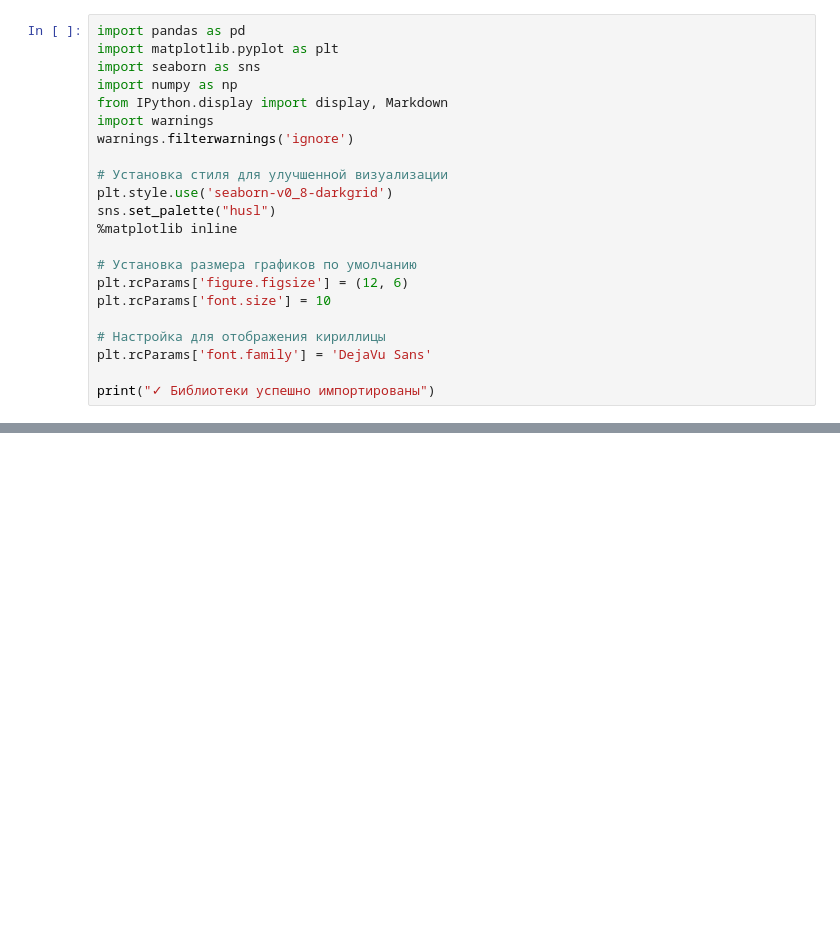
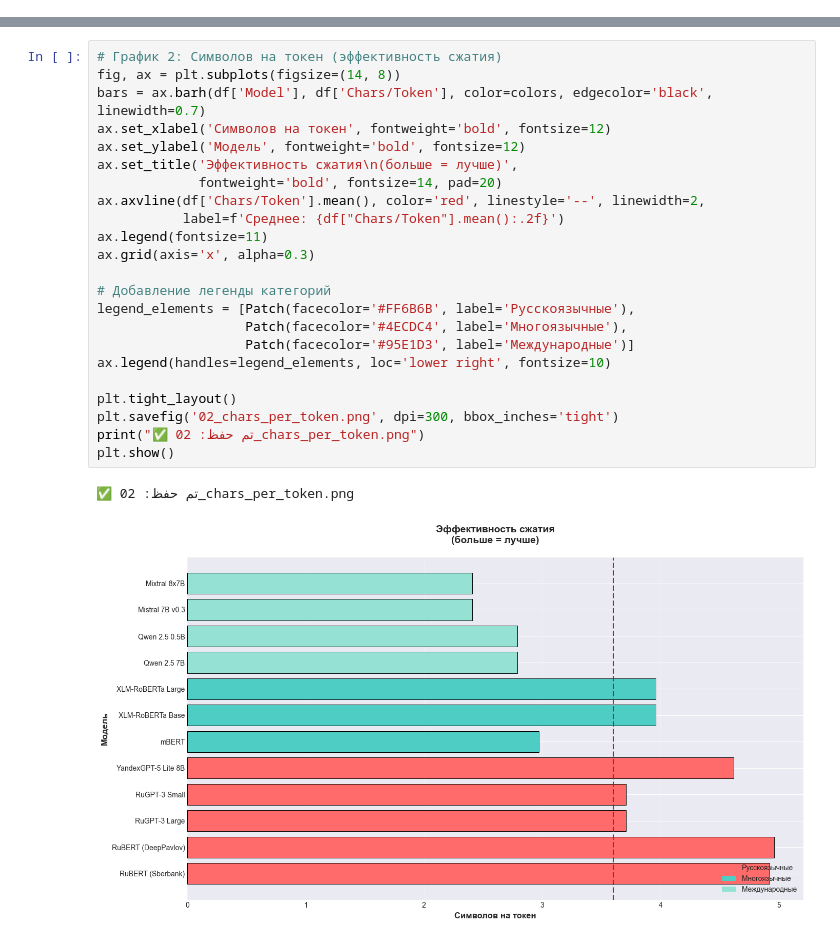
Before and after one commit to minaNabil96/LLMs_Analysis, a Jupyter notebook: analysis.ipynb, the cells around one changed output, grey strips where cells are left out. Drawn from its saved outputs; the diff is of its cells as text; blank space fills up the shorter version.

```diff
--- a/analysis.ipynb
+++ b/analysis.ipynb
@@ -10,22 +0,0 @@
-# %%
-import pandas as pd
-import matplotlib.pyplot as plt
-import seaborn as sns
-import numpy as np
-from IPython.display import display, Markdown
-import warnings
-warnings.filterwarnings('ignore')
-
-# Установка стиля для улучшенной визуализации
-plt.style.use('seaborn-v0_8-darkgrid')
-sns.set_palette("husl")
-%matplotlib inline
-
-# Установка размера графиков по умолчанию
-plt.rcParams['figure.figsize'] = (12, 6)
-plt.rcParams['font.size'] = 10
-
-# Настройка для отображения кириллицы
-plt.rcParams['font.family'] = 'DejaVu Sans'
-
-print("✓ Библиотеки успешно импортированы")
@@ -500,0 +343,26 @@ display(Markdown("""
+# %%
+# График 2: Символов на токен (эффективность сжатия)
+fig, ax = plt.subplots(figsize=(14, 8))
+bars = ax.barh(df['Model'], df['Chars/Token'], color=colors, edgecolor='black', linewidth=0.7)
+ax.set_xlabel('Символов на токен', fontweight='bold', fontsize=12)
+ax.set_ylabel('Модель', fontweight='bold', fontsize=12)
+ax.set_title('Эффективность сжатия\n(больше = лучше)',
+             fontweight='bold', fontsize=14, pad=20)
+ax.axvline(df['Chars/Token'].mean(), color='red', linestyle='--', linewidth=2,
+           label=f'Среднее: {df["Chars/Token"].mean():.2f}')
+ax.legend(fontsize=11)
+ax.grid(axis='x', alpha=0.3)
+
+# Добавление легенды категорий
+legend_elements = [Patch(facecolor='#FF6B6B', label='Русскоязычные'),
+                   Patch(facecolor='#4ECDC4', label='Многоязычные'),
+                   Patch(facecolor='#95E1D3', label='Международные')]
+ax.legend(handles=legend_elements, loc='lower right', fontsize=10)
+
+plt.tight_layout()
+plt.savefig('02_chars_per_token.png', dpi=300, bbox_inches='tight')
+print("✅ تم حفظ: 02_chars_per_token.png")
+plt.show()
+# %% [output]
+✅ تم حفظ: 02_chars_per_token.png
+[figure, added]
```
Also changed, not shown: parts of 76 cells of this notebook, 25 other files.
